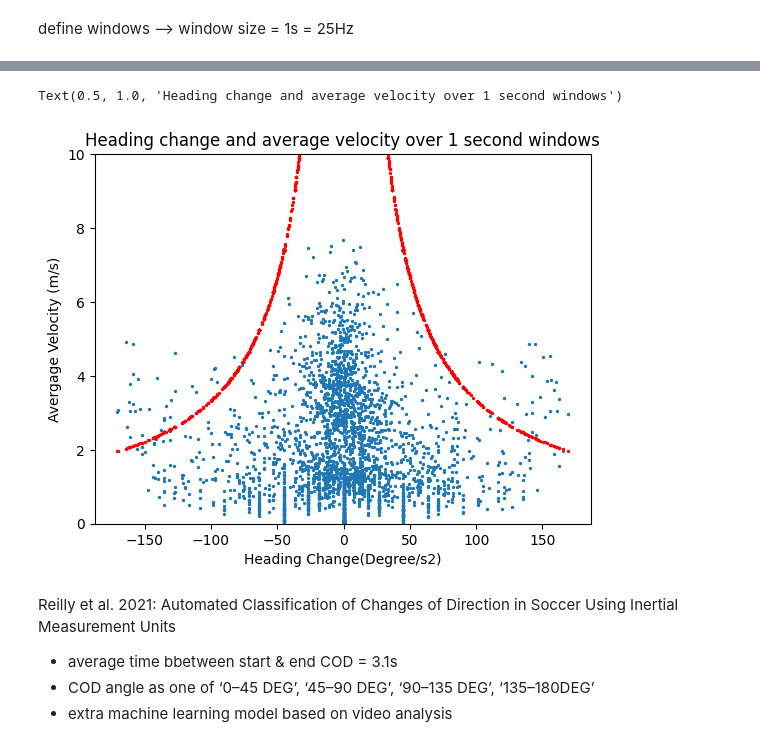
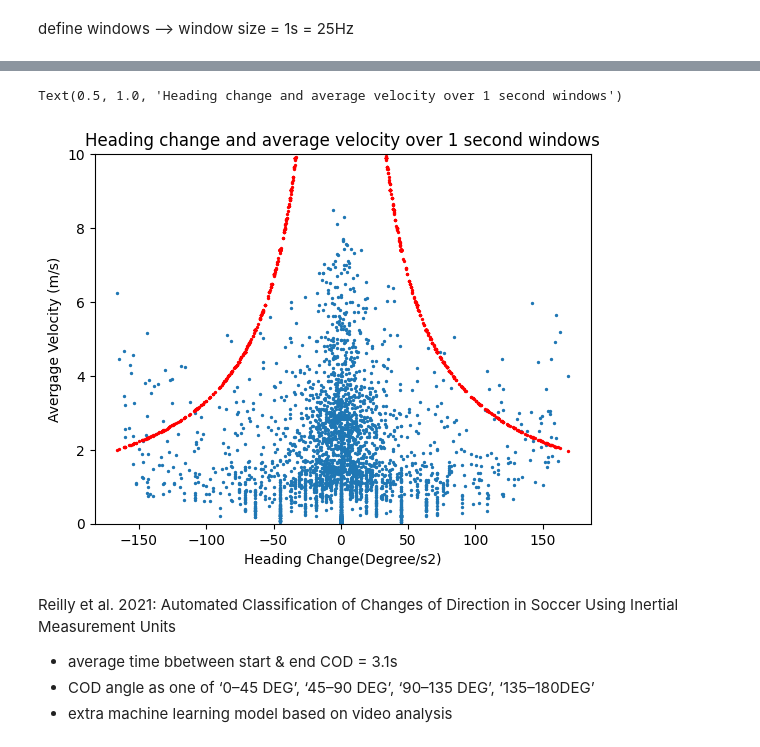
Before and after one commit to ihosten/internship_club_brugge, a Jupyter notebook: positional_data/ChangesOfDirection.ipynb, the cells around one changed output, grey strips where cells are left out. Drawn from its saved outputs; the diff is of its cells as text; code cells hidden in the pictures.

```diff
--- a/positional_data/ChangesOfDirection.ipynb
+++ b/positional_data/ChangesOfDirection.ipynb
@@ -16,9 +19,6 @@ mijn idee: gwn naar acceleratie kijken  --> van negatief naar poisitief + bepaal
 # secondspectrum pitch dimensions
 #"pitchLength": 103.4589780029297
 #"pitchWidth": 66.97553049316407
-# %%
-# define the path to the parquet files containing floodlight data: velocity
-xy_path = Path("floodlight_parquets/xy_HT1")
 # %%
 # read the velocity data
 xy_df = pl.read_parquet(xy_path)
@@ -265,16 +249,18 @@ shape: (76_366, 6)
 # %%
-x_ax = range(len(v_dict["Amuzu"]))
+player="C. Tzolis"
+
+x_ax = range(len(v_dict[player]))
 
 fig, (ax1, ax2, ax3, ax4) = plt.subplots(4, sharex=True, figsize = [15,6])
 #fig.suptitle("Tracking data metrics visualisation")
-ax1.plot(x_ax, v_dict["Amuzu"])
+ax1.plot(x_ax, v_dict[player])
 ax1.set_title("Velocity")
-ax2.plot(x_ax, a_dict["Amuzu"])
+ax2.plot(x_ax, a_dict[player])
 ax2.set_title("Acceleration")
-ax3.plot(x_ax, j_dict["Amuzu"])
+ax3.plot(x_ax, j_dict[player])
 ax3.set_title("Jerk")
 ax3.axhline(0, color="red", linestyle = "--")
-ax4.plot(x_ax, d_dict["Amuzu"])
+ax4.plot(x_ax, d_dict[player])
 ax4.set_title("Direction")
 fig.tight_layout()
 # %% [output]
@@ -322,12 +308,14 @@ for player in j_dict.keys():
         d_end = np.mean(d_dict[player][end_1:end_2])
 
         # Apply COD conditions
-        if v_start>4 and v_end>3:  # velocity threshold at start and end
-            if j_start<0 and j_middle>0 and j_end<0:  # jerk pattern
-                if abs(d_start-d_end)>45:  # minimum directional change in degrees
-                    cod_count+=1
-                    frame_counter+=window_size # move to next 2-second window
-                    continue
+        if (
+            v_start>4 and v_end>3  # velocity threshold at start and end
+            and j_start<0 and j_middle>0 and j_end<0  # jerk pattern
+            and abs(d_start-d_end)>45
+        ):  # minimum directional change in degrees
+            cod_count+=1
+            frame_counter+=window_size # move to next 2-second window
+            continue
 
         frame_counter+=1
     #print(cod_count)
@@ -426,16 +414,19 @@ for player in ha_dict.keys():
             cutoff=1/(k*abs(delta_ha))
 
             if v>cutoff:
-                cod_count += 1
+                cod_count+=1
+                frame_counter+=window_size
+
+            else:
+                frame_counter+=1
 
         # extra option to calculate COD load using formula: load = v - cutoff
         else:
             cutoff = np.nan  # mark as invalid or too small to matter
+            frame_counter+=1
 
         veloctity_curvature_cutoff[player].append(cutoff)
 
-        frame_counter+=25
-
     #print(cod_count)
     cod_dict_brenda[player]=cod_count
 # %%
@@ -479,15 +470,15 @@ plt.show()
 # %%
-player = "Ali Maamar"
+player = "C. Tzolis"
 fig, ax = plt.subplots()
 ax.scatter(heading_change_25[player], v_25[player], s=2)
 ax.scatter(heading_change_25[player], veloctity_curvature_cutoff[player], s=2, color="red")
 ax.set_ylim(0,10)
 ax.set_ylabel("Avergage Velocity (m/s)")
 ax.set_xlabel("Heading Change(Degree/s2)")
 ax.set_title("Heading change and average velocity over 1 second windows")
 # %% [output]
 Text(0.5, 1.0, 'Heading change and average velocity over 1 second windows')
-[figure, old version]
+[figure, new version]
 # %% [markdown]
 Reilly et al. 2021:  Automated Classification of Changes of Direction in Soccer Using Inertial Measurement Units
 - average time bbetween start & end COD = 3.1s
```
Also changed, not shown: parts of 21 cells of this notebook, 2 other files.
